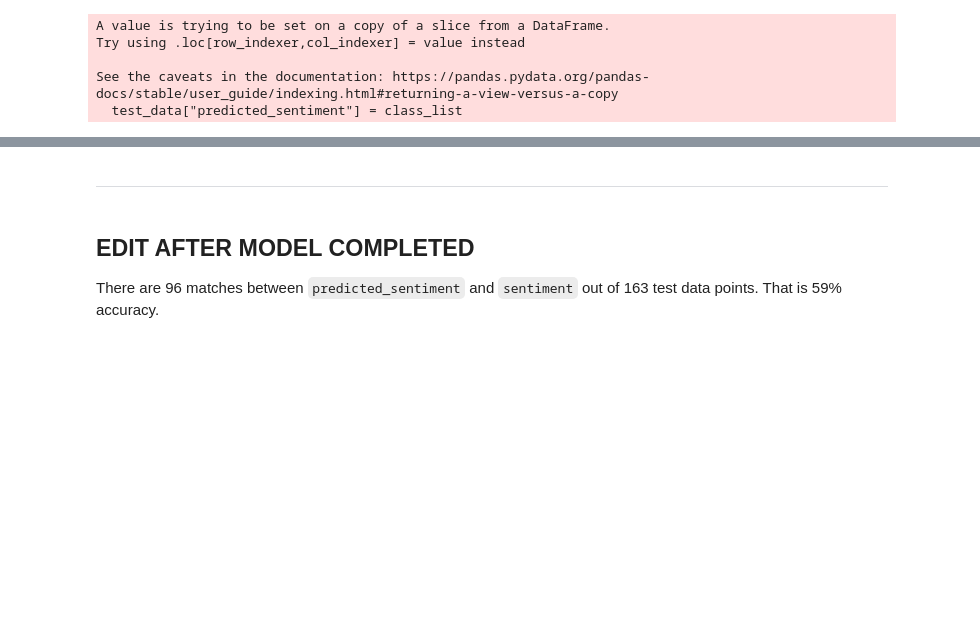
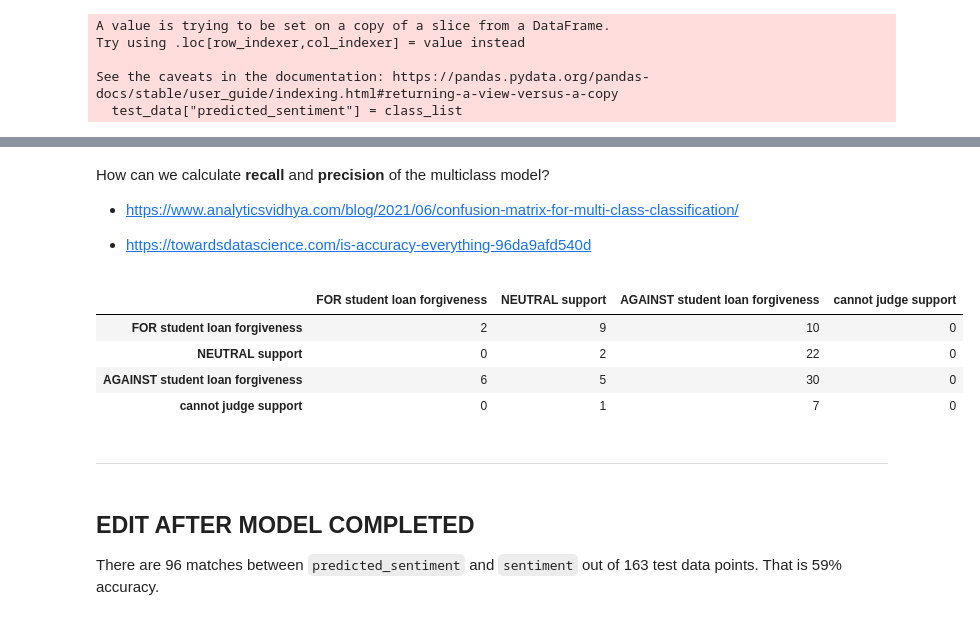
Before and after one commit to mzins/analysis-of-public-opinion, a Jupyter notebook: sentiment_analysis.ipynb, the cells around one changed output, grey strips where cells are left out. Saved outputs shown, nothing was run; the diff lists cells and outputs as text; code cells hidden in the pictures; blank space fills up the shorter version.

```diff
--- a/sentiment_analysis.ipynb
+++ b/sentiment_analysis.ipynb
@@ -246,3 +312,27 @@ Name: match, dtype: int64
+# %% [markdown]
+How can we calculate **recall** and **precision** of the multiclass model?
+
+- https://www.analyticsvidhya.com/blog/2021/06/confusion-matrix-for-multi-class-classification/
+
+- https://towardsdatascience.com/is-accuracy-everything-96da9afd540d
+# %%
+from sklearn.metrics import confusion_matrix
+# Creating  a confusion matrix,which compares the y_test and y_pred
+cm = confusion_matrix(test_data['opinion_label'], test_data['predicted_sentiment'])
+# %%
+# Creating a dataframe for a array-formatted Confusion matrix,so it will be easy for plotting.
+cm_df = pd.DataFrame(cm,
+                     index = ['FOR student loan forgiveness','NEUTRAL support','AGAINST student loan forgiveness', 'cannot judge support'],
+                     columns = ['FOR student loan forgiveness','NEUTRAL support','AGAINST student loan forgiveness', 'cannot judge support'])
+
+# actual value (row), predicted values (columns)
+cm_df
+# %% [output]
+|  | FOR student loan forgiveness | NEUTRAL support | AGAINST student loan forgiveness | cannot judge support |
+| FOR student loan forgiveness | 2 | 9 | 10 | 0 |
+| NEUTRAL support | 0 | 2 | 22 | 0 |
+| AGAINST student loan forgiveness | 6 | 5 | 30 | 0 |
+| cannot judge support | 0 | 1 | 7 | 0 |
 # %% [markdown]
 ----------------
 # %% [markdown]
```
Also changed, not shown: parts of 23 cells of this notebook, 8 other files.
